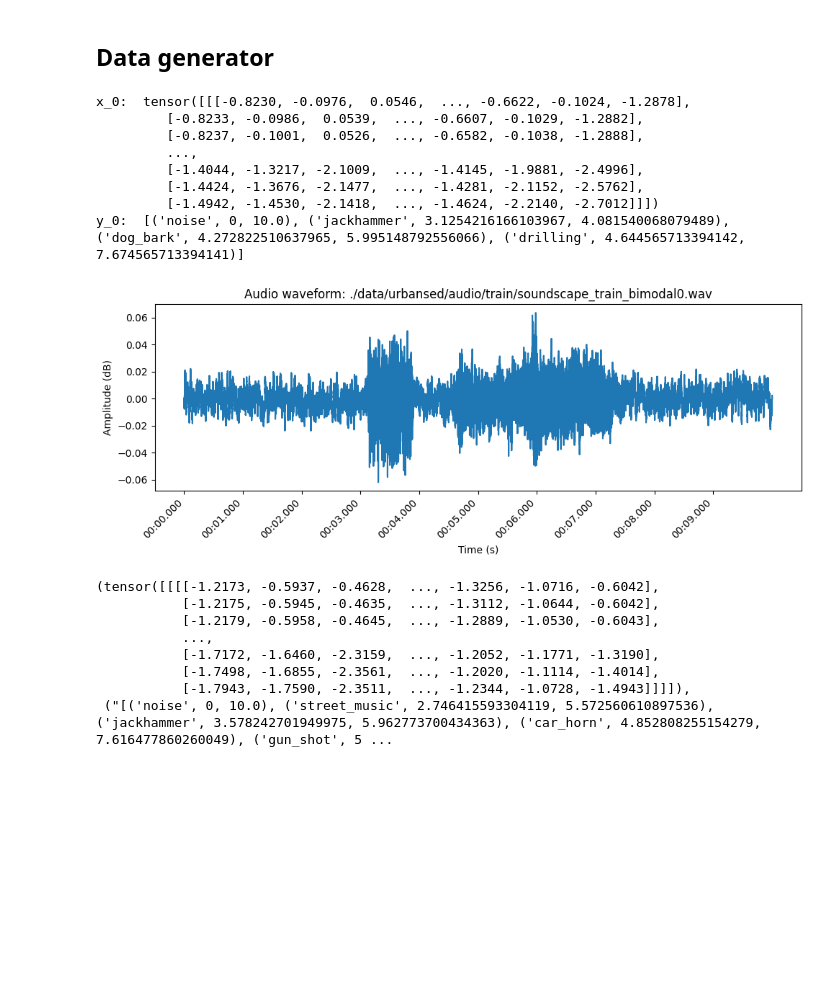
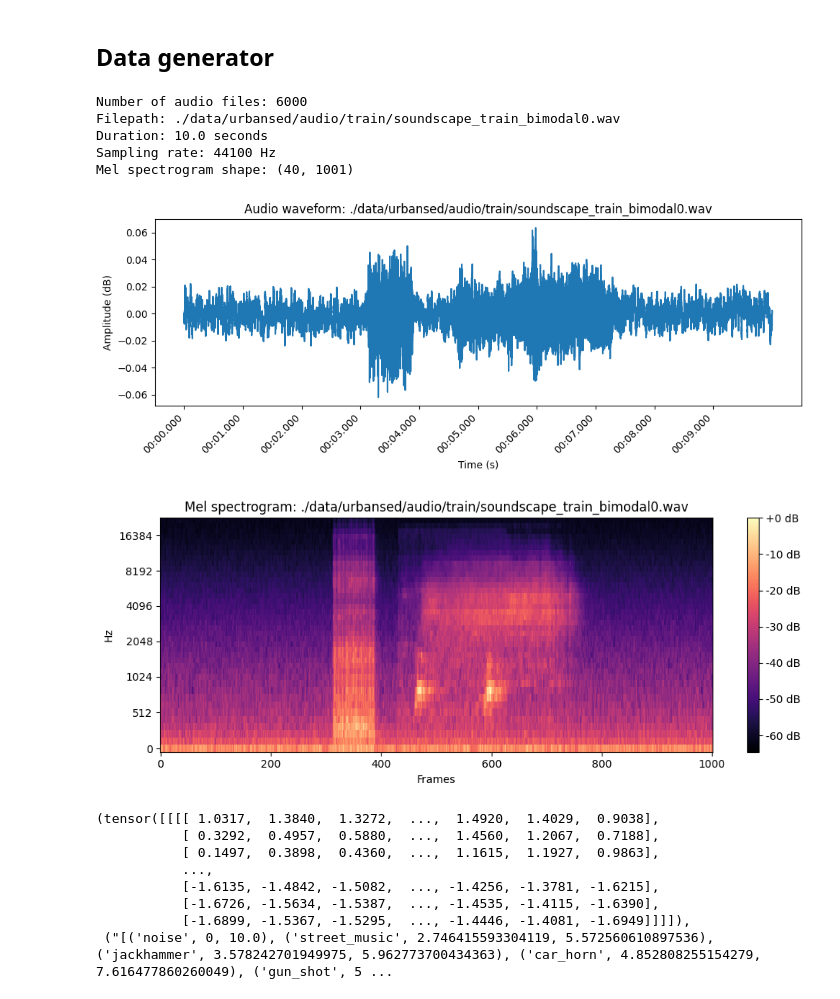
Before and after one commit to enstit/YOHO24, a Jupyter notebook: notebooks/01_train.ipynb, the cells around one changed output. Cells and saved outputs as stored; diff of their text form; code cells hidden in the pictures; blank space fills up the shorter version.

Commit message:
fix: fix Mel spectrogram calculation

```diff
--- a/notebooks/01_train.ipynb
+++ b/notebooks/01_train.ipynb
@@ -14,42 +14,57 @@ from utils import AudioFile, YOHODataset, YOHODataGenerator
 Pandas version:  2.1.2
 # %% [markdown]
 ## Data generator
-# %%
-urbansed_df = YOHODataset(
-    audios=[
-        AudioFile(filepath=file.filepath, labels=file.events, duration=5, sr=44_100)
-        for _, file in pd.read_csv("./data/urbansed.csv").iterrows()
-    ]
-)
-
-print("x_0: ", urbansed_df[0][0])
-print("y_0: ", urbansed_df[0][1])
-# %% [output]
-x_0:  tensor([[[-0.8230, -0.0976,  0.0546,  ..., -0.6622, -0.1024, -1.2878],
-         [-0.8233, -0.0986,  0.0539,  ..., -0.6607, -0.1029, -1.2882],
-         [-0.8237, -0.1001,  0.0526,  ..., -0.6582, -0.1038, -1.2888],
-         ...,
-         [-1.4044, -1.3217, -2.1009,  ..., -1.4145, -1.9881, -2.4996],
-         [-1.4424, -1.3676, -2.1477,  ..., -1.4281, -2.1152, -2.5762],
-         [-1.4942, -1.4530, -2.1418,  ..., -1.4624, -2.2140, -2.7012]]])
-y_0:  [('noise', 0, 10.0), ('jackhammer', 3.1254216166103967, 4.081540068079489), ('dog_bark', 4.272822510637965, 5.995148792556066), ('drilling', 4.644565713394142, 7.674565713394141)]
-# %%
-urbansed_df.audios[0].plot()
-# %% [output]
-[figure, removed]
+# %%
+urbansed_df = YOHODataset(
+    audios=[
+        AudioFile(filepath=file.filepath, labels=file.events)
+        for _, file in pd.read_csv("./data/urbansed.csv").iterrows()
+    ],
+    labels=[
+        "air_conditioner",
+        "car_horn",
+        "children_playing",
+        "dog_bark",
+        "drilling",
+        "engine_idling",
+        "gun_shot",
+        "jackhammer",
+        "siren",
+        "street_music",
+    ],
+    n_mels=40,
+    hop_length=441,
+    win_length=1764
+)
+
+print(f"Number of audio files: {len(urbansed_df)}")
+print(f"Filepath: {urbansed_df.audios[0].filepath}")
+print(f"Duration: {urbansed_df.audios[0].duration} seconds")
+print(f"Sampling rate: {urbansed_df.audios[0].sr} Hz")
+print(f"Mel spectrogram shape: {urbansed_df.audios[0].mel_spectrogram(n_mels=40, hop_length=441, win_length=1764).shape}")
+urbansed_df.audios[0].plot()
+urbansed_df.audios[0].mel_spectrogram(n_mels=40, hop_length=441, win_length=1764).plot()
+# %% [output]
+Number of audio files: 6000
+Filepath: ./data/urbansed/audio/train/soundscape_train_bimodal0.wav
+Duration: 10.0 seconds
+Sampling rate: 44100 Hz
+Mel spectrogram shape: (40, 1001)
+[figure, added]
+[figure, added]
 # %%
 train_dataloader = YOHODataGenerator(urbansed_df, batch_size=1, shuffle=True)
 
 train_features, train_labels = next(iter(train_dataloader))
 train_features, train_labels
 # %% [output]
-(tensor([[[[-1.2173, -0.5937, -0.4628,  ..., -1.3256, -1.0716, -0.6042],
-           [-1.2175, -0.5945, -0.4635,  ..., -1.3112, -1.0644, -0.6042],
-           [-1.2179, -0.5958, -0.4645,  ..., -1.2889, -1.0530, -0.6043],
+(tensor([[[[ 1.0317,  1.3840,  1.3272,  ...,  1.4920,  1.4029,  0.9038],
+           [ 0.3292,  0.4957,  0.5880,  ...,  1.4560,  1.2067,  0.7188],
+           [ 0.1497,  0.3898,  0.4360,  ...,  1.1615,  1.1927,  0.9863],
            ...,
-           [-1.7172, -1.6460, -2.3159,  ..., -1.2052, -1.1771, -1.3190],
-           [-1.7498, -1.6855, -2.3561,  ..., -1.2020, -1.1114, -1.4014],
-           [-1.7943, -1.7590, -2.3511,  ..., -1.2344, -1.0728, -1.4943]]]]),
+           [-1.6135, -1.4842, -1.5082,  ..., -1.4256, -1.3781, -1.6215],
+           [-1.6726, -1.5634, -1.5387,  ..., -1.4535, -1.4115, -1.6390],
+           [-1.6899, -1.5367, -1.5295,  ..., -1.4446, -1.4081, -1.6949]]]]),
  ("[('noise', 0, 10.0), ('street_music', 2.746415593304119, 5.572560610897536), ('jackhammer', 3.578242701949975, 5.962773700434363), ('car_horn', 4.852808255154279, 7.616477860260049), ('gun_shot', 5 ...
 # %%
 train_features, train_labels = next(iter(train_dataloader))
```
Also changed, not shown: parts of 1 cell of this notebook, 2 other files.
